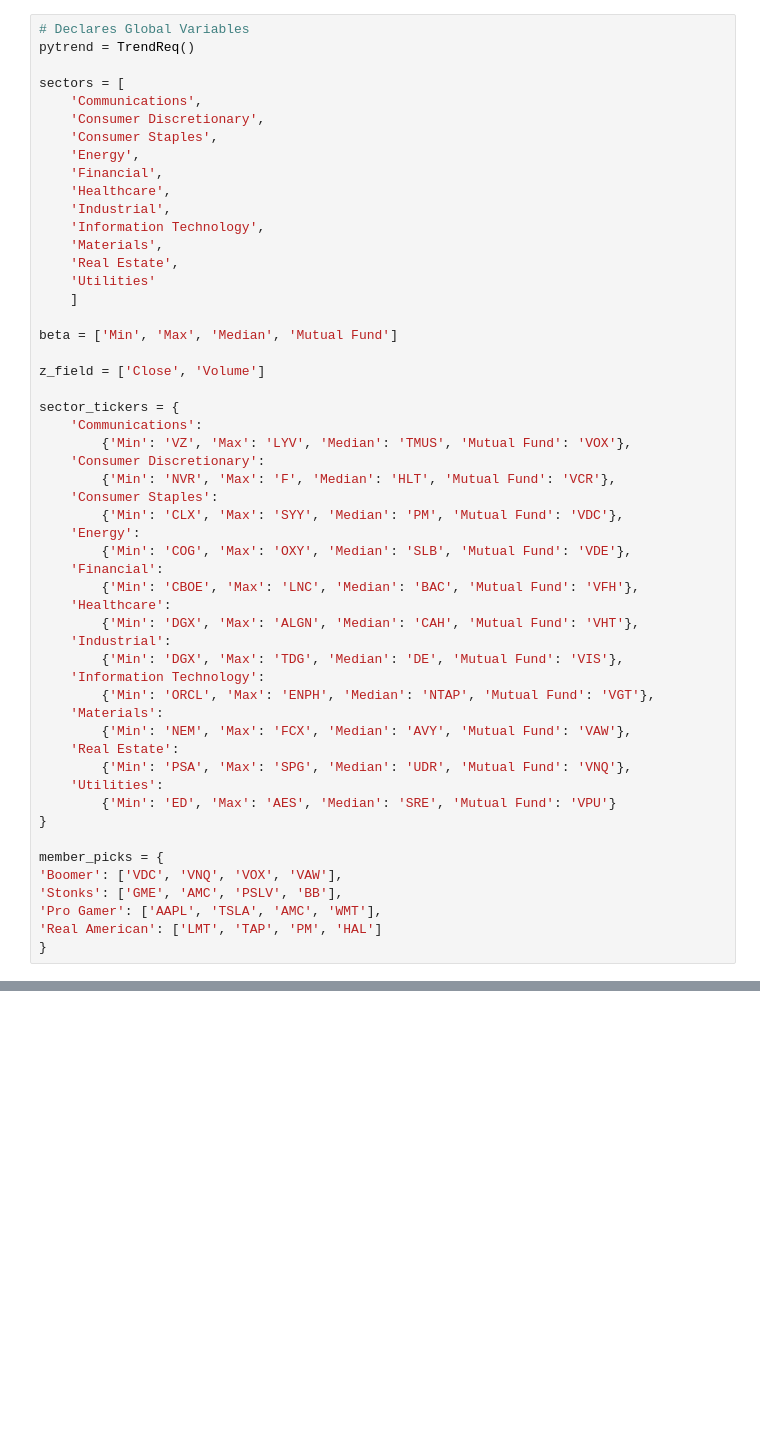
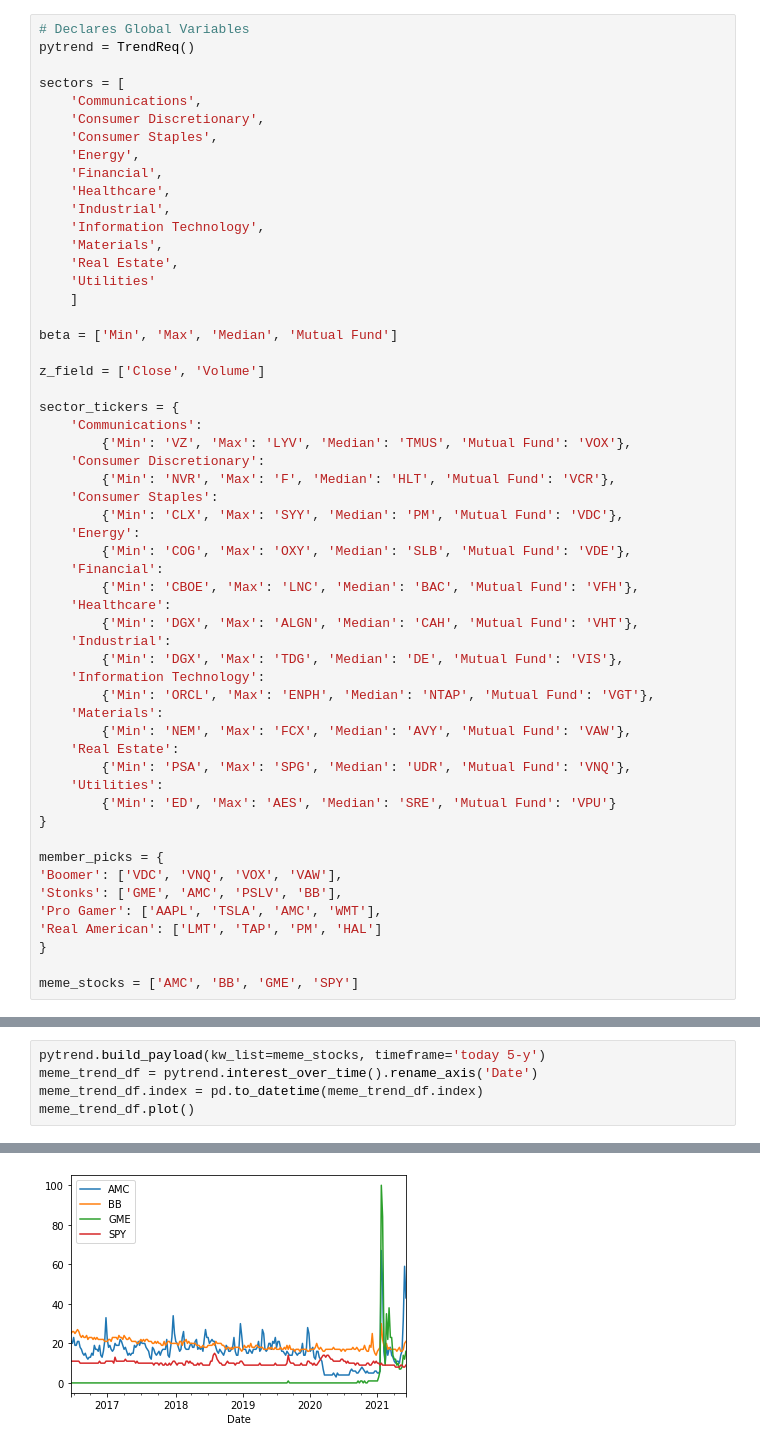
Before and after one commit to jdfwsp/are_meme_stocks_good_investements, a Jupyter notebook: Notebooks/analysis.ipynb, the cells around one changed output, grey strips where cells are left out. Drawn from its saved outputs; the diff is of its cells as text; blank space fills up the shorter version.

```diff
--- a/Notebooks/analysis.ipynb
+++ b/Notebooks/analysis.ipynb
@@ -87,6 +87,8 @@ member_picks = {
 'Pro Gamer': ['AAPL', 'TSLA', 'AMC', 'WMT'],
 'Real American': ['LMT', 'TAP', 'PM', 'HAL']
 }
+
+meme_stocks = ['AMC', 'BB', 'GME', 'SPY']
 # %%
 # Read S & P 500 data to dataframe
 sp_file = Path('../Data/SP500.csv')
@@ -318,0 +353,6 @@ fig.show()
+# %%
+pytrend.build_payload(kw_list=meme_stocks, timeframe='today 5-y')
+meme_trend_df = pytrend.interest_over_time().rename_axis('Date')
+meme_trend_df.index = pd.to_datetime(meme_trend_df.index)
+meme_trend_df.plot()
+# %% [output]
@@ -318,0 +360 @@ fig.show()
+[figure, added]
```
Also changed, not shown: parts of 4 cells of this notebook, 2 other files.
